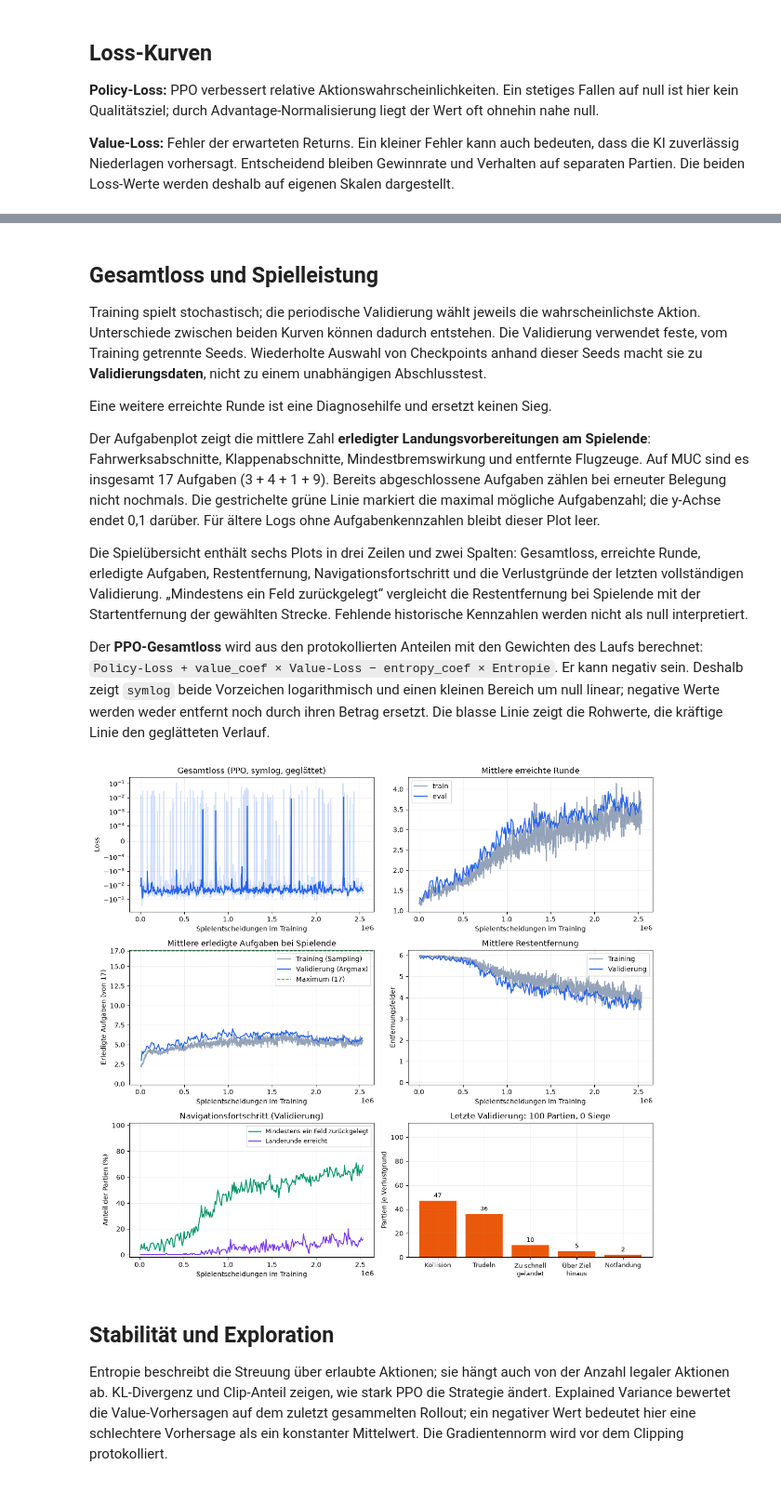
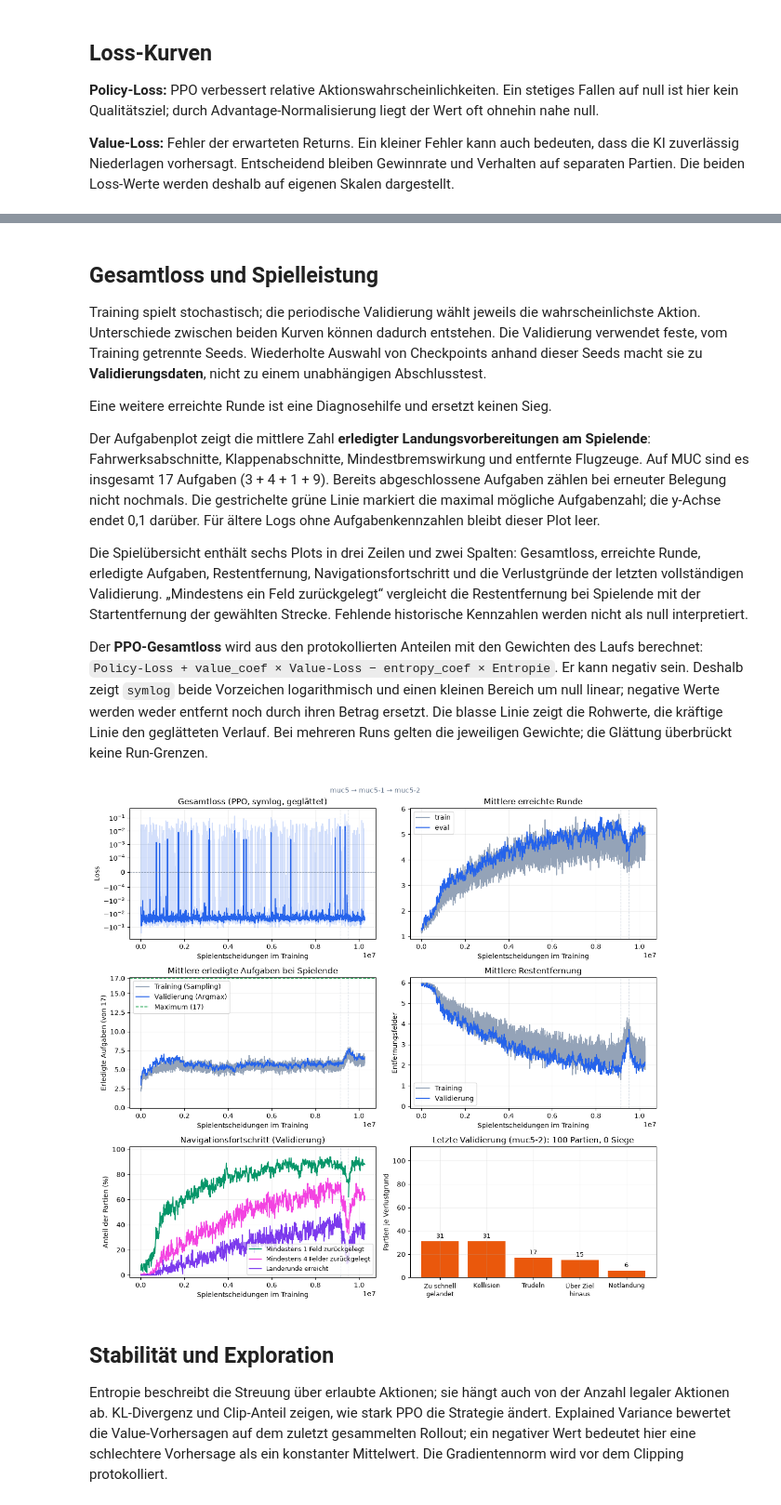
Before and after one commit to physilas/cockpit, a Jupyter notebook: ai/analysis.ipynb, the cells around one changed output, grey strips where cells are left out. Shown at 93% size. Cells and saved outputs as stored; diff of their text form; code cells hidden in the pictures.

```diff
--- a/ai/analysis.ipynb
+++ b/ai/analysis.ipynb
@@ -122,7 +129,7 @@ Der Aufgabenplot zeigt die mittlere Zahl **erledigter Landungsvorbereitungen am
 
 Die Spielübersicht enthält sechs Plots in drei Zeilen und zwei Spalten: Gesamtloss, erreichte Runde, erledigte Aufgaben, Restentfernung, Navigationsfortschritt und die Verlustgründe der letzten vollständigen Validierung. „Mindestens ein Feld zurückgelegt“ vergleicht die Restentfernung bei Spielende mit der Startentfernung der gewählten Strecke. Fehlende historische Kennzahlen werden nicht als null interpretiert.
 
-Der **PPO-Gesamtloss** wird aus den protokollierten Anteilen mit den Gewichten des Laufs berechnet: `Policy-Loss + value_coef × Value-Loss − entropy_coef × Entropie`. Er kann negativ sein. Deshalb zeigt `symlog` beide Vorzeichen logarithmisch und einen kleinen Bereich um null linear; negative Werte werden weder entfernt noch durch ihren Betrag ersetzt. Die blasse Linie zeigt die Rohwerte, die kräftige Linie den geglätteten Verlauf.
+Der **PPO-Gesamtloss** wird aus den protokollierten Anteilen mit den Gewichten des Laufs berechnet: `Policy-Loss + value_coef × Value-Loss − entropy_coef × Entropie`. Er kann negativ sein. Deshalb zeigt `symlog` beide Vorzeichen logarithmisch und einen kleinen Bereich um null linear; negative Werte werden weder entfernt noch durch ihren Betrag ersetzt. Die blasse Linie zeigt die Rohwerte, die kräftige Linie den geglätteten Verlauf. Bei mehreren Runs gelten die jeweiligen Gewichte; die Glättung überbrückt keine Run-Grenzen.
 # %%
 fig, axes = plt.subplots(3, 2, figsize=(12, 11))
 plot_metric(axes[0, 0], "total_loss", "PPO-Gesamtloss", smooth=True, color="#2563eb")
@@ -166,21 +173,19 @@ else:
 validation_by_update = defaultdict(list)
 for record in episodes:
     if record["phase"] == "eval":
-        validation_by_update[record["update"]].append(record)
-movement_points = []
+        validation_by_update[update_key(record)].append(record)
 for row in validation_rows:
-    distances = [number(record, "distance_remaining") for record in validation_by_update[row["update"]]
+    distances = [number(record, "distance_remaining") for record in validation_by_update[update_key(row)]
                  if math.isfinite(number(record, "distance_remaining"))]
     if distances:
-        movement_points.append((number(row, "total_steps"),
-                                100 * np.mean(np.array(distances) < INITIAL_DISTANCE)))
-if movement_points:
-    x, y = np.array(movement_points).T
-    axes[2, 0].plot(x, y, color="#059669", label="Mindestens ein Feld zurückgelegt")
-landing_points = series("eval_landing_round_rate")
-if len(landing_points):
-    axes[2, 0].plot(landing_points[:, 0], 100 * landing_points[:, 1],
-                    color="#7c3aed", label="Landerunde erreicht")
+        row["eval_moved_1_rate"] = np.mean(np.array(distances) < INITIAL_DISTANCE)
+        row["eval_moved_4_rate"] = np.mean(np.array(distances) < (INITIAL_DISTANCE - 3))
+
+for key, label, color in [
+        ("eval_moved_1_rate", "Mindestens 1 Feld zurückgelegt", "#059669"),
+        ("eval_moved_4_rate", "Mindestens 4 Felder zurückgelegt", "#f343e1"),
+        ("eval_landing_round_rate", "Landerunde erreicht", "#7c3aed")]:
+    plot_metric(axes[2, 0], key, label, scale=100, color=color)
 axes[2, 0].set(title="Navigationsfortschritt (Validierung)", ylabel="Anteil der Partien (%)",
                xlabel="Spielentscheidungen im Training", ylim=(-2, 102))
 if axes[2, 0].lines:
@@ -189,40 +194,40 @@ else:
     axes[2, 0].text(0.5, 0.5, "Keine Navigationsdaten in diesen Logs",
                     ha="center", va="center", transform=axes[2, 0].transAxes)
 
-latest_validation_update = max((int(r["update"]) for r in validation_rows), default=None)
-latest_validation = validation_by_update.get(str(latest_validation_update), [])
+latest_validation_row = validation_rows[-1] if validation_rows else None
+latest_validation = validation_by_update.get(update_key(latest_validation_row), []) if latest_validation_row else []
 reason_labels = {
     "trudeln": "Trudeln", "kollision": "Kollision", "notlandung": "Notlandung",
     "zu_schnell_gelandet": "Zu schnell\ngelandet", "uebers_ziel_hinaus": "Über Ziel\nhinaus",
     "pflichtfelder_nicht_erfuellt": "Pflichtfelder\nnicht erfüllt",
     "ruder_verbotene_stellung": "Verbotene\nFluglage", "flugzeuge_uebrig": "Flugzeuge\nübrig",
     "fahrwerk_unvollstaendig": "Fahrwerk\nunvollständig",
     "landeklappen_unvollstaendig": "Klappen\nunvollständig",
     "nicht_waagerecht": "Nicht\nwaagerecht", "step_limit": "Schrittlimit",
     "no_legal_actions": "Keine erlaubte\nAktion",
 }
 reasons = Counter(reason for record in latest_validation
                   for reason in (record.get("reason") or "").split(",") if reason)
 if latest_validation:
     wins = sum(record["status"] == "gewonnen" for record in latest_validation)
-    axes[2, 1].set_title(f"Letzte Validierung: {len(latest_validation)} Partien, {wins} Siege")
+    axes[2, 1].set_title(f"Letzte Validierung ({latest_validation_row['run_name']}): {len(latest_validation)} Partien, {wins} Siege")
     if reasons:
         items = reasons.most_common()
         bars = axes[2, 1].bar([reason_labels.get(reason, reason.replace("_", " ")) for reason, _ in items],
                               [count for _, count in items], color="#ea580c")
         axes[2, 1].bar_label(bars, padding=3, fontsize=9)
         axes[2, 1].tick_params(axis="x", labelsize=9)
     else:
         axes[2, 1].text(0.5, 0.5, "Keine Niederlagen", ha="center", va="center",
                         transform=axes[2, 1].transAxes)
     axes[2, 1].set(ylabel="Partien je Verlustgrund", ylim=(0, max(1, len(latest_validation)) * 1.12))
 else:
     axes[2, 1].set_title("Verlustgründe der letzten Validierung")
     axes[2, 1].text(0.5, 0.5, "Noch keine vollständige Validierung", ha="center", va="center",
                     transform=axes[2, 1].transAxes)
-finish(fig, "performance")
+finish(fig, "performance", time_axes=[*axes[0], *axes[1], axes[2, 0]])
 # %% [output]
-[figure, old version]
+[figure, new version]
 # %% [markdown]
 ## Stabilität und Exploration
 
```
Also changed, not shown: parts of 8 cells of this notebook, 3 other files.
